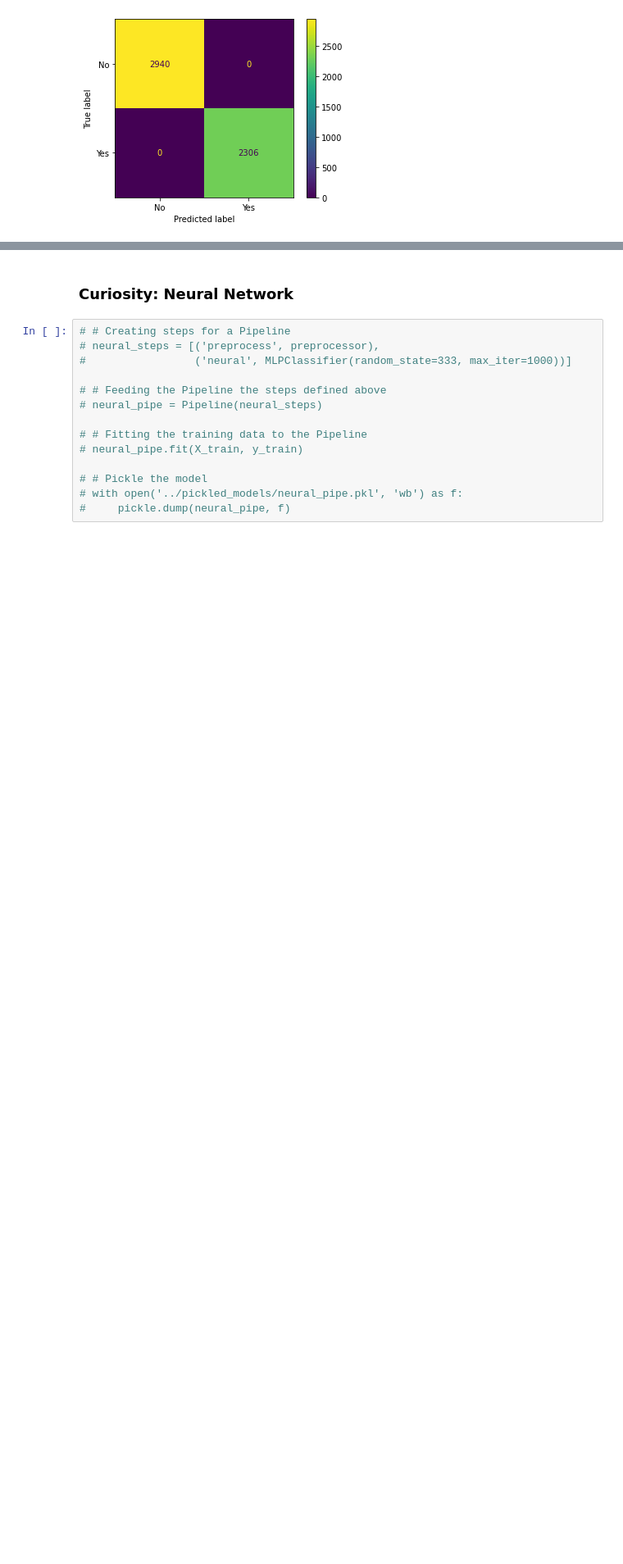
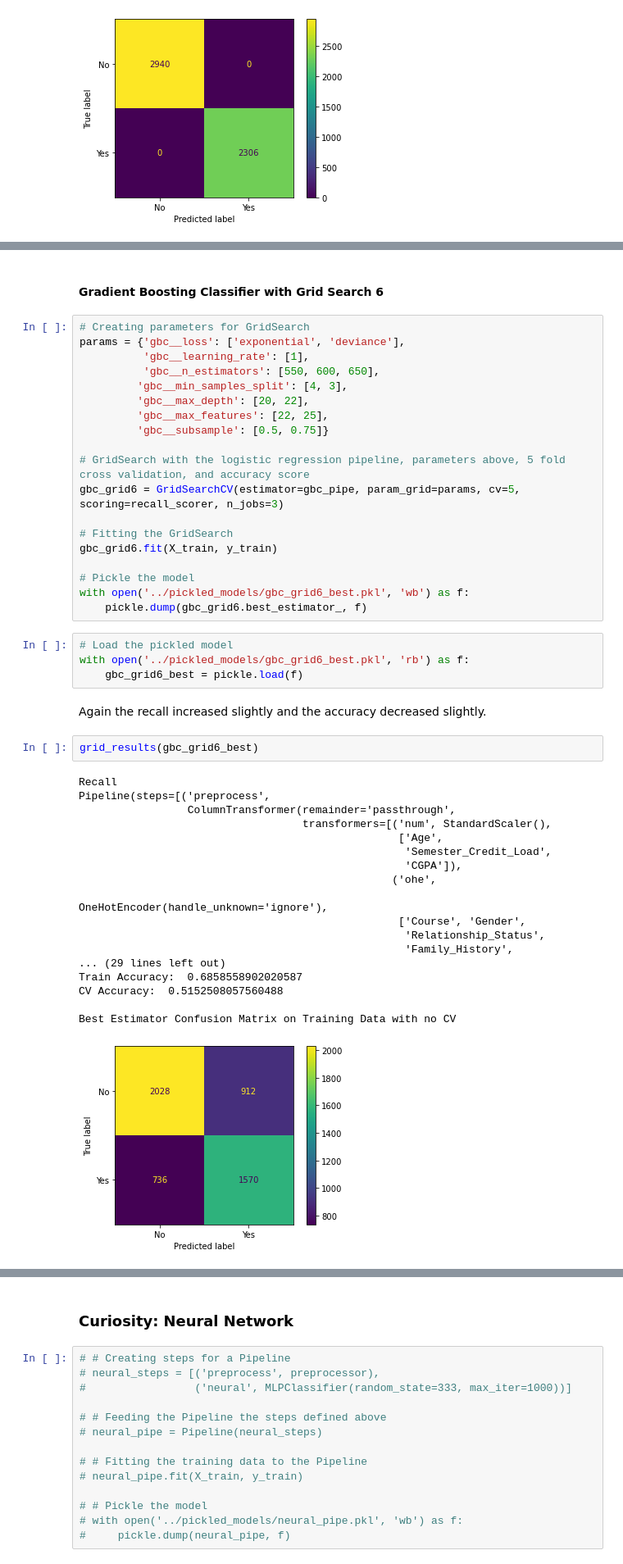
Before and after one commit to rbdaly16/Student-Mental-Health-Analysis, a Jupyter notebook: scratch_notebooks/Current Nbk.ipynb, the cells around one changed output, grey strips where cells are left out. Shown at 82% size. Drawn from its saved outputs; the diff is of its cells as text; blank space fills up the shorter version.

```diff
--- a/scratch_notebooks/Current Nbk.ipynb
+++ b/scratch_notebooks/Current Nbk.ipynb
@@ -1652,0 +1772,48 @@ Best Estimator Confusion Matrix on Training Data with no CV
+# %% [markdown]
+#### Gradient Boosting Classifier with Grid Search 6
+# %%
+# Creating parameters for GridSearch
+params = {'gbc__loss': ['exponential', 'deviance'],
+          'gbc__learning_rate': [1],
+          'gbc__n_estimators': [550, 600, 650],
+         'gbc__min_samples_split': [4, 3],
+         'gbc__max_depth': [20, 22],
+         'gbc__max_features': [22, 25],
+         'gbc__subsample': [0.5, 0.75]}
+
+# GridSearch with the logistic regression pipeline, parameters above, 5 fold cross validation, and accuracy score
+gbc_grid6 = GridSearchCV(estimator=gbc_pipe, param_grid=params, cv=5, scoring=recall_scorer, n_jobs=3)
+
+# Fitting the GridSearch
+gbc_grid6.fit(X_train, y_train)
+
+# Pickle the model
+with open('../pickled_models/gbc_grid6_best.pkl', 'wb') as f:
+    pickle.dump(gbc_grid6.best_estimator_, f)
+# %%
+# Load the pickled model
+with open('../pickled_models/gbc_grid6_best.pkl', 'rb') as f:
+    gbc_grid6_best = pickle.load(f)
+# %% [markdown]
+Again the recall increased slightly and the accuracy decreased slightly.
+# %%
+grid_results(gbc_grid6_best)
+# %% [output]
+Recall
+Pipeline(steps=[('preprocess',
+                 ColumnTransformer(remainder='passthrough',
+                                   transformers=[('num', StandardScaler(),
+                                                  ['Age',
+                                                   'Semester_Credit_Load',
+                                                   'CGPA']),
+                                                 ('ohe',
+                                                  OneHotEncoder(handle_unknown='ignore'),
+                                                  ['Course', 'Gender',
+                                                   'Relationship_Status',
+                                                   'Family_History',
+... (29 lines left out)
+Train Accuracy:  0.6858558902020587
+CV Accuracy:  0.5152508057560488
+
+Best Estimator Confusion Matrix on Training Data with no CV
+[figure, added]
```
Also changed, not shown: parts of 18 cells of this notebook, 1 other file.
